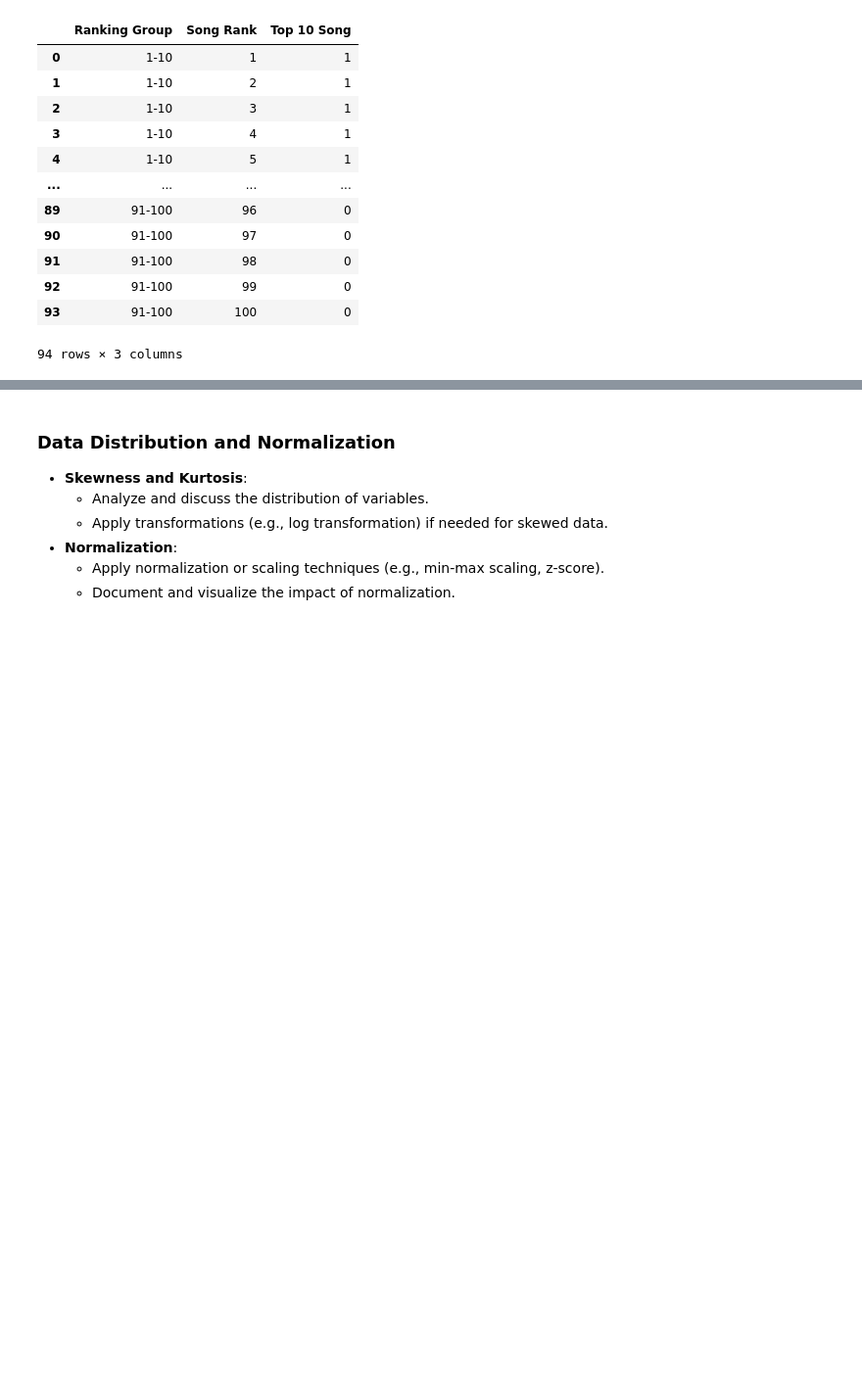
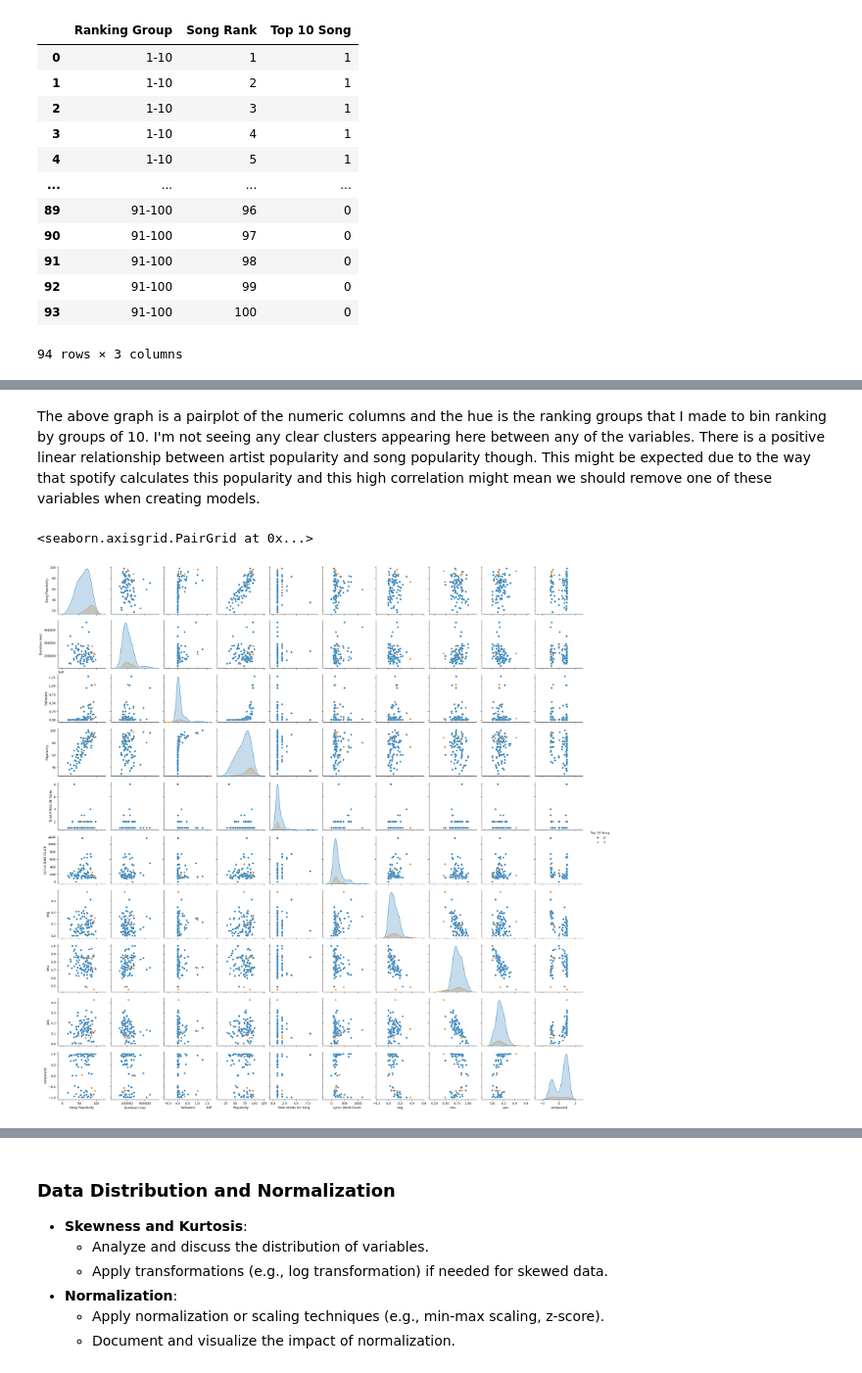
Before and after one commit to satomitheito/Spotify-Song-Analysis, a Jupyter notebook: technical-details/eda/main.ipynb, the cells around one changed output, grey strips where cells are left out. Shown at 98% size. Saved outputs shown, nothing was run; the diff lists cells and outputs as text; code cells hidden in the pictures; blank space fills up the shorter version.

```diff
--- a/technical-details/eda/main.ipynb
+++ b/technical-details/eda/main.ipynb
@@ -254,2 +269,7 @@ df_cl[["Ranking Group", "Song Rank", "Top 10 Song"]]
+# %% [markdown]
+The above graph is a pairplot of the numeric columns and the hue is the ranking groups that I made to bin ranking by groups of 10. I'm not seeing any clear clusters appearing here between any of the variables. There is a positive linear relationship between artist popularity and song popularity though. This might be expected due to the way that spotify calculates this popularity and this high correlation might mean we should remove one of these variables when creating models.
 # %%
-sns.pairplot(df_cl[['Song Popularity', 'Duration (ms)', 'Followers', 'Popularity', 'Total Artists On Song', 'Lyrics Word Count', 'neg', 'neu', 'pos', 'compound', 'Ranking Group', 'Top 10 Song']], hue="Top 10 Song")
+sns.pairplot(df_cl[['Song Popularity', 'Duration (ms)', 'Followers', 'Popularity', 'Total Artists On Song', 'Lyrics Word Count', 'neg', 'neu', 'pos', 'compound', 'Top 10 Song']], hue="Top 10 Song")
+# %% [output]
+<seaborn.axisgrid.PairGrid at 0x...>
+[figure, added]
```
Also changed, not shown: parts of 13 cells of this notebook, 4 other files.
